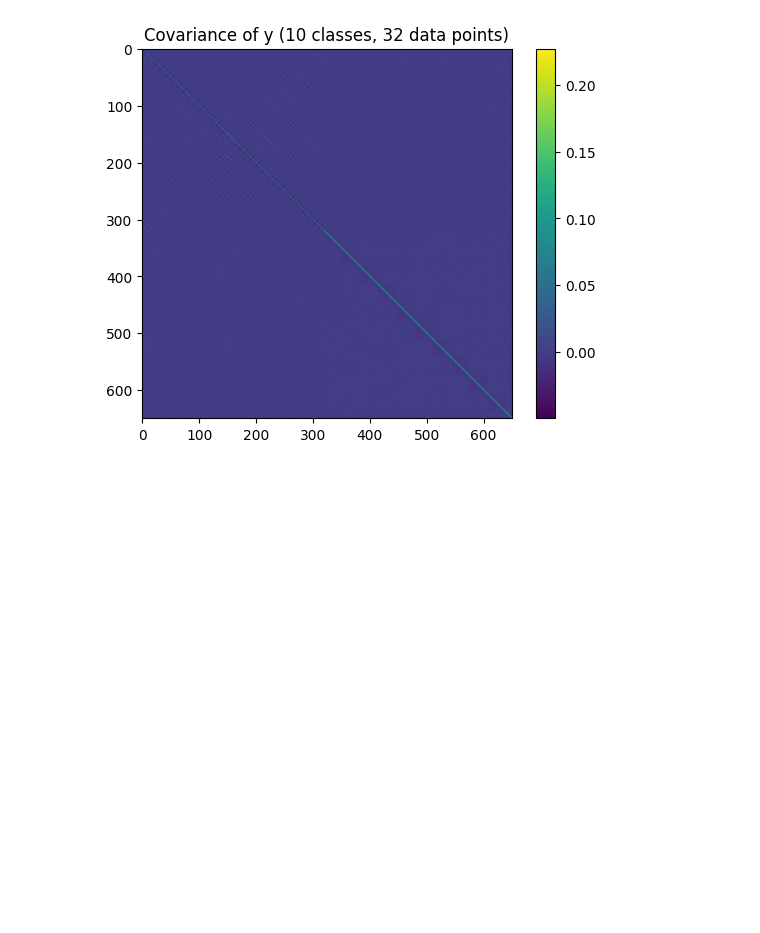
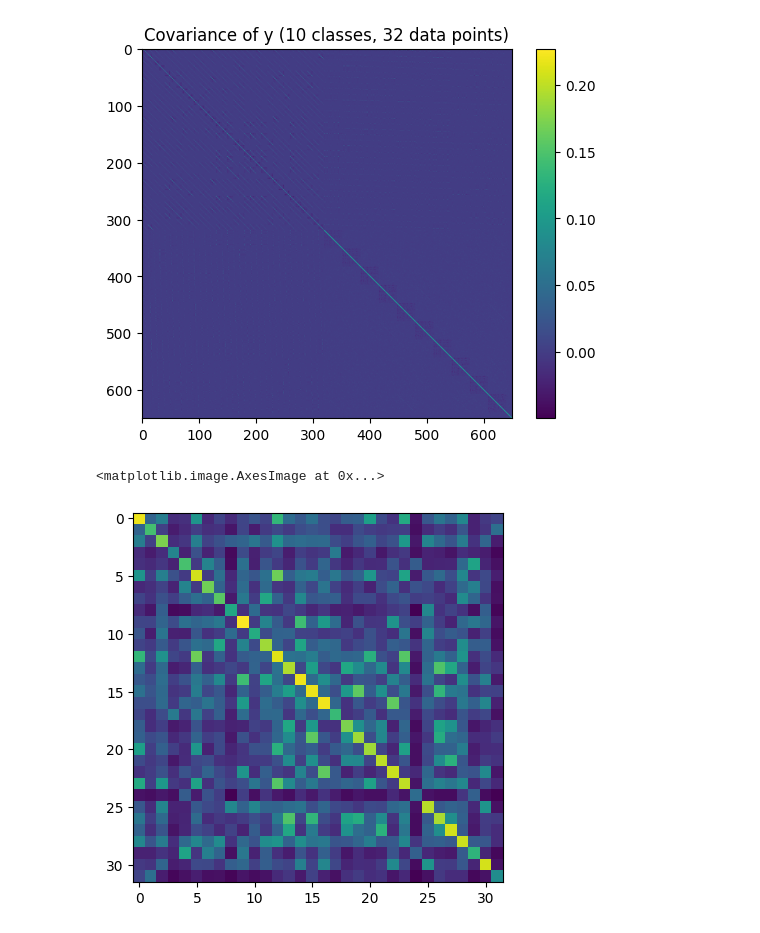
Before and after one commit to VLDrenth/MSc_Dissertation, a Jupyter notebook: test_joint_eig.ipynb, the cells around one changed output. Saved outputs shown, nothing was run; the diff lists cells and outputs as text; code cells hidden in the pictures; blank space fills up the shorter version.

Commit message:
added implementation of empirical covariance kernel

```diff
--- a/test_joint_eig.ipynb
+++ b/test_joint_eig.ipynb
@@ -117,3 +115,22 @@ plt.title('Covariance of y (10 classes, 32 data points)')
 # %% [output]
 Text(0.5, 1.0, 'Covariance of y (10 classes, 32 data points)')
 [figure]
+# %%
+res = la.predictive_samples(x_test, n_samples=K)  # shape K x N x C
+# For each sample, find average probability
+avg = res.mean(dim=0)  # shape   N x C
+
+cov_k = torch.zeros((32, 32))
+
+# sum over i and j to get covariance for i = 1, 2, ... N, j = 1, 2, ... N
+for i in range(32):
+    for j in range(32):
+        x1 = res[:, i] - avg[i]
+        x2 = res[:, j] - avg[j]
+
+        cov_k[i, j] = torch.tensordot(x1, x2, dims=2) / K
+# %%
+plt.imshow(cov_k)
+# %% [output]
+<matplotlib.image.AxesImage at 0x...>
+[figure, added]
```
Also changed, not shown: parts of 2 cells of this notebook.
